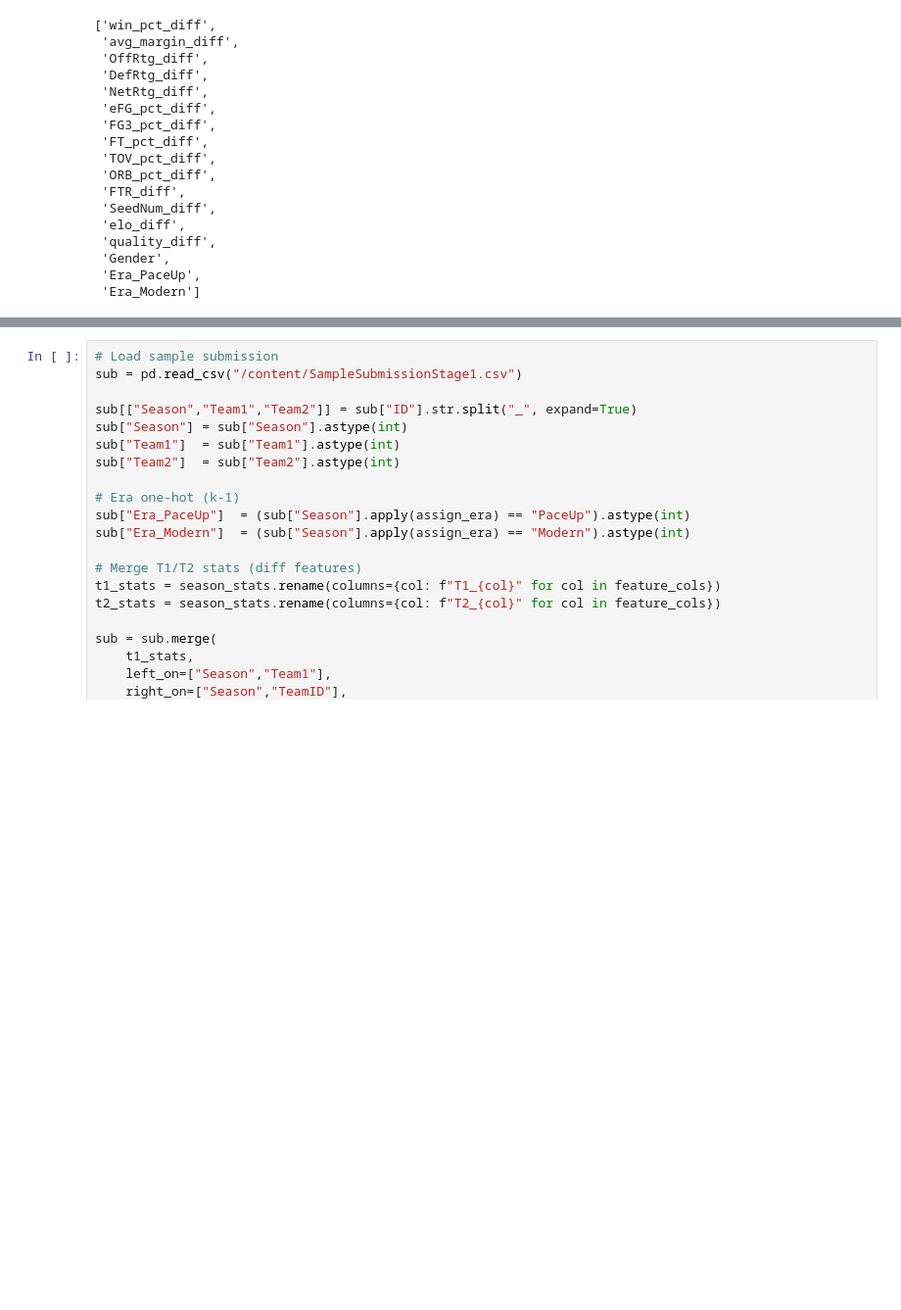
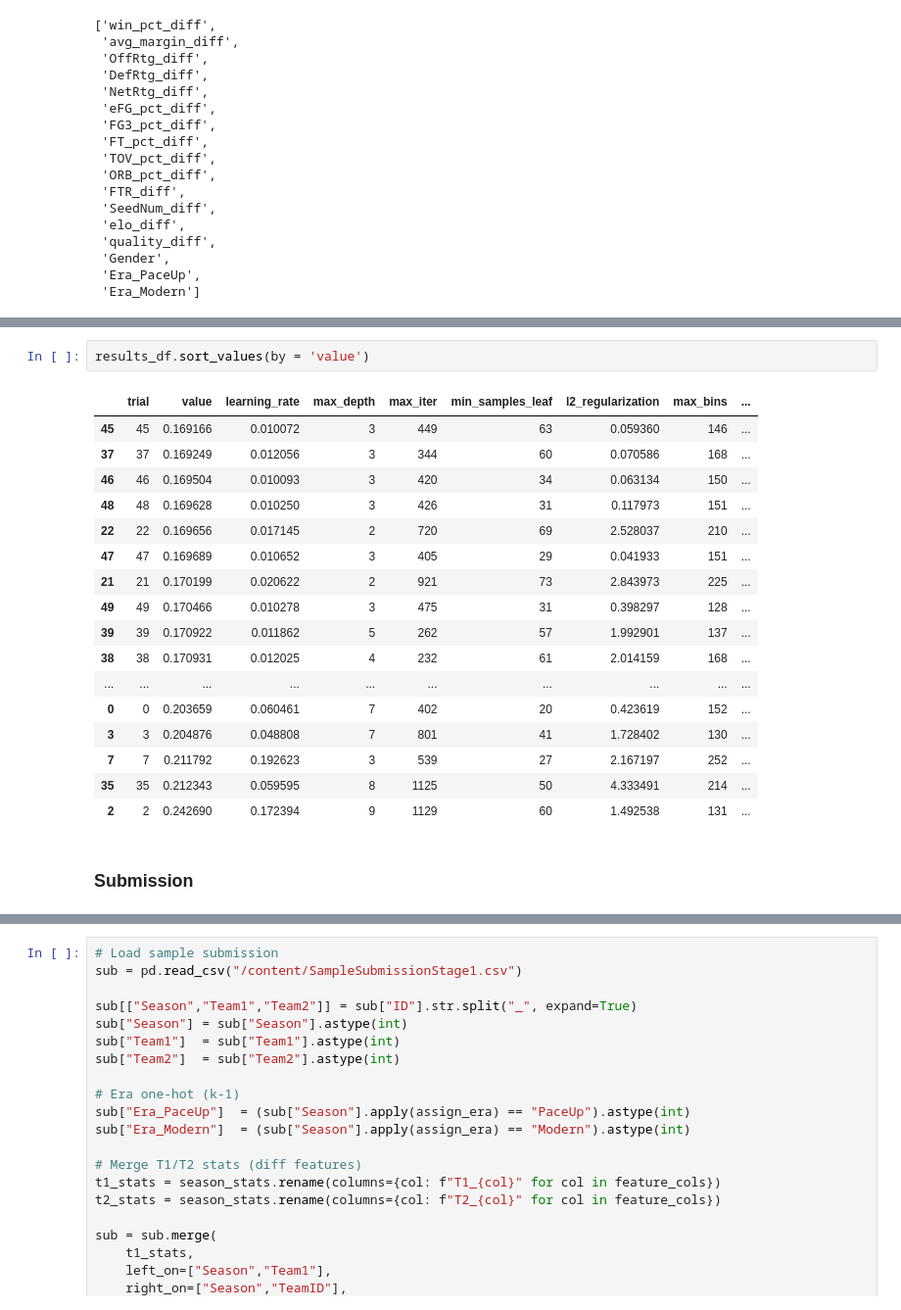
Before and after one commit to abishpius/March-Madness-2026, a Jupyter notebook: Kaggle_March_Madness_Advanced_FE.ipynb, the cells around one changed output, grey strips where cells are left out. Shown at 98% size. Drawn from its saved outputs; the diff is of its cells as text; blank space fills up the shorter version.

```diff
--- a/Kaggle_March_Madness_Advanced_FE.ipynb
+++ b/Kaggle_March_Madness_Advanced_FE.ipynb
@@ -664,3 +769,25 @@ Average Brier score 2019-2025: 0.1978
+# %%
+results_df.sort_values(by = 'value')
+# %% [output]
+|  | trial | value | learning_rate | max_depth | max_iter | min_samples_leaf | l2_regularization | max_bins | ... |
+| 45 | 45 | 0.169166 | 0.010072 | 3 | 449 | 63 | 0.059360 | 146 | ... |
+| 37 | 37 | 0.169249 | 0.012056 | 3 | 344 | 60 | 0.070586 | 168 | ... |
+| 46 | 46 | 0.169504 | 0.010093 | 3 | 420 | 34 | 0.063134 | 150 | ... |
+| 48 | 48 | 0.169628 | 0.010250 | 3 | 426 | 31 | 0.117973 | 151 | ... |
+| 22 | 22 | 0.169656 | 0.017145 | 2 | 720 | 69 | 2.528037 | 210 | ... |
+| 47 | 47 | 0.169689 | 0.010652 | 3 | 405 | 29 | 0.041933 | 151 | ... |
+| 21 | 21 | 0.170199 | 0.020622 | 2 | 921 | 73 | 2.843973 | 225 | ... |
+| 49 | 49 | 0.170466 | 0.010278 | 3 | 475 | 31 | 0.398297 | 128 | ... |
+| 39 | 39 | 0.170922 | 0.011862 | 5 | 262 | 57 | 1.992901 | 137 | ... |
+| 38 | 38 | 0.170931 | 0.012025 | 4 | 232 | 61 | 2.014159 | 168 | ... |
+| ... | ... | ... | ... | ... | ... | ... | ... | ... | ... |
+| 0 | 0 | 0.203659 | 0.060461 | 7 | 402 | 20 | 0.423619 | 152 | ... |
+| 3 | 3 | 0.204876 | 0.048808 | 7 | 801 | 41 | 1.728402 | 130 | ... |
+| 7 | 7 | 0.211792 | 0.192623 | 3 | 539 | 27 | 2.167197 | 252 | ... |
+| 35 | 35 | 0.212343 | 0.059595 | 8 | 1125 | 50 | 4.333491 | 214 | ... |
+| 2 | 2 | 0.242690 | 0.172394 | 9 | 1129 | 60 | 1.492538 | 131 | ... |
+# %% [markdown]
+### Submission
 # %%
 # --- Final Model Training ---
 print("\nTraining final model on all available data (through 2026)...")
```
Also changed, not shown: parts of 14 cells of this notebook.
